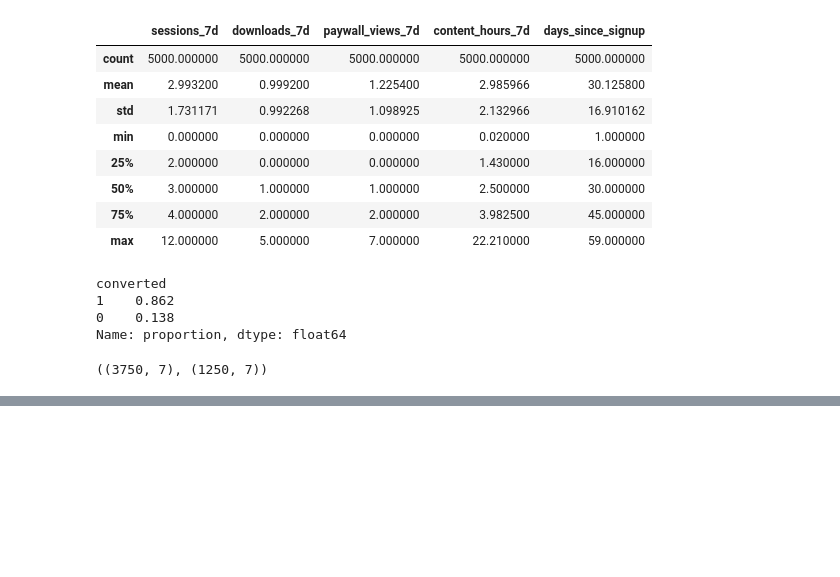
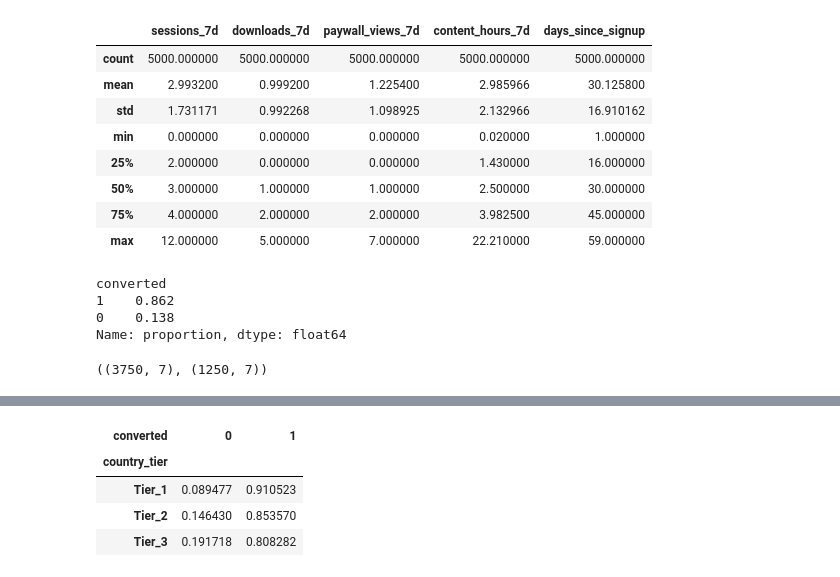
Before and after one commit to diegogallegof/ai-product-portfolio, a Jupyter notebook: 01_user_conversion/notebooks/01_eda_synthetic_data.ipynb, the cells around one changed output, grey strips where cells are left out. Saved outputs shown, nothing was run; the diff lists cells and outputs as text; code cells hidden in the pictures; blank space fills up the shorter version.

```diff
--- a/01_user_conversion/notebooks/01_eda_synthetic_data.ipynb
+++ b/01_user_conversion/notebooks/01_eda_synthetic_data.ipynb
@@ -196,0 +266,8 @@ X_train.shape, X_test.shape
+# %%
+pd.crosstab(df["country_tier"], df["converted"], normalize="index")
+# %% [output]
+| converted | 0 | 1 |
+| country_tier |  |  |
+| Tier_1 | 0.089477 | 0.910523 |
+| Tier_2 | 0.146430 | 0.853570 |
+| Tier_3 | 0.191718 | 0.808282 |
```
Also changed, not shown: parts of 11 cells of this notebook.
